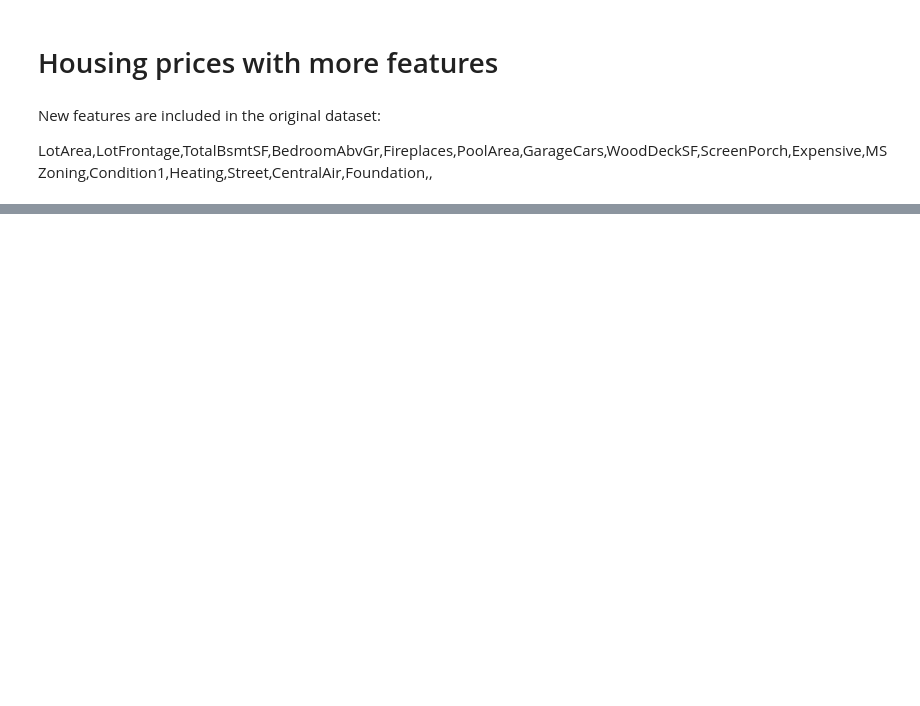
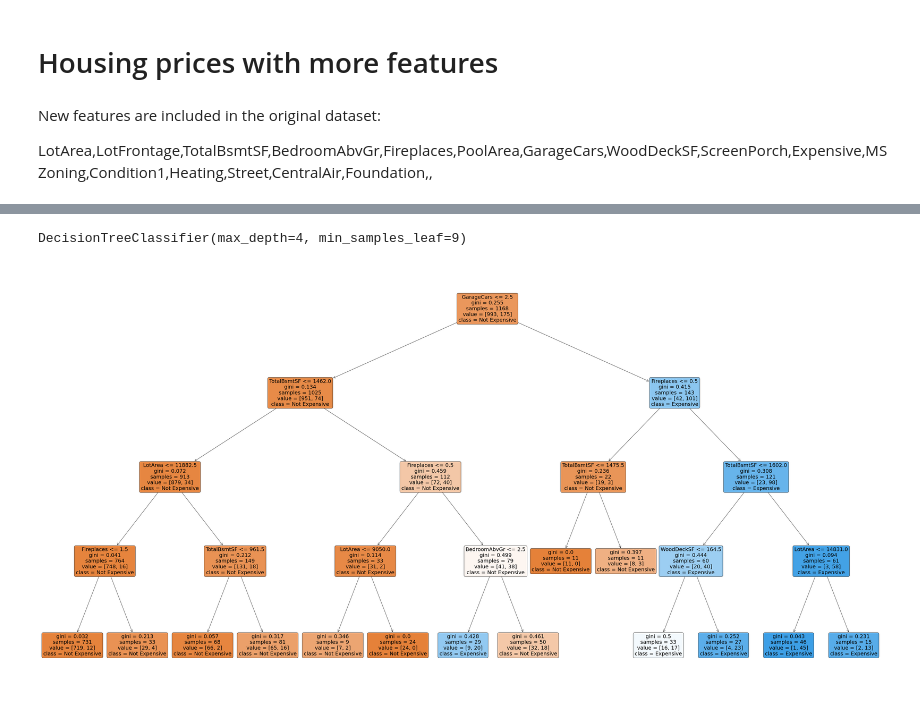
Before and after one commit to PhoenixCC0722/JoinTheGame_Magist, a Jupyter notebook: Chapter7_supervised_ML_extended_01__Housing_Prices.ipynb, the cells around one changed output, grey strips where cells are left out. Drawn from its saved outputs; the diff is of its cells as text; code cells hidden in the pictures; blank space fills up the shorter version.

```diff
--- a/Chapter7_supervised_ML_extended_01__Housing_Prices.ipynb
+++ b/Chapter7_supervised_ML_extended_01__Housing_Prices.ipynb
@@ -31,0 +311,11 @@ data.columns
+# %%
+# Selecting numerical columns
+X_train_num = X_train.select_dtypes(include="number")
+
+# Imputing the mean
+num_imputer = SimpleImputer(strategy="mean").set_output(transform='pandas')
+
+# Fitting and transforming
+X_num_imputed = num_imputer.fit_transform(X_train_num)
+
+X_num_imputed.head()
@@ -31,0 +329,36 @@ data.columns
+# %%
+from sklearn.impute import SimpleImputer
+
+my_imputer = SimpleImputer().set_output(transform='pandas') # initialize
+my_imputer.fit(X_train_num) # fit on the train set
+X_num_imputed_train = my_imputer.transform(X_train_num) # transform the train set
+# X_num_imputed_test = my_imputer.transform(X_num_test) # transform the test set
+# %%
+# default value of filter: criterion='gini', max_depth=None, min_samples_split=2, min_samples_leaf=1, min_samples_splitint or float, default=2.
+# initialize the model
+my_tree_best_param = DecisionTreeClassifier(criterion='gini',
+                                            max_depth=4,
+                                            min_samples_leaf=9,
+                                           )
+# %%
+# fit the model to the train data
+my_tree_best_param.fit(X = X_num_imputed_train,
+            y = y_train)
+# %% [output]
+DecisionTreeClassifier(max_depth=4, min_samples_leaf=9)
+# %%
+import matplotlib.pyplot as plt
+from sklearn.tree import plot_tree
+
+X_num = X.select_dtypes(include="number")
+plt.figure(figsize=(64, 32))
+
+plot_tree(
+     my_tree_best_param,
+     filled=True,
+     rounded=True,
+     class_names=['Not Expensive','Expensive'],
+     feature_names=X_num.columns
+     );
+# %% [output]
+[figure, added]
```
Also changed, not shown: parts of 36 cells of this notebook.
